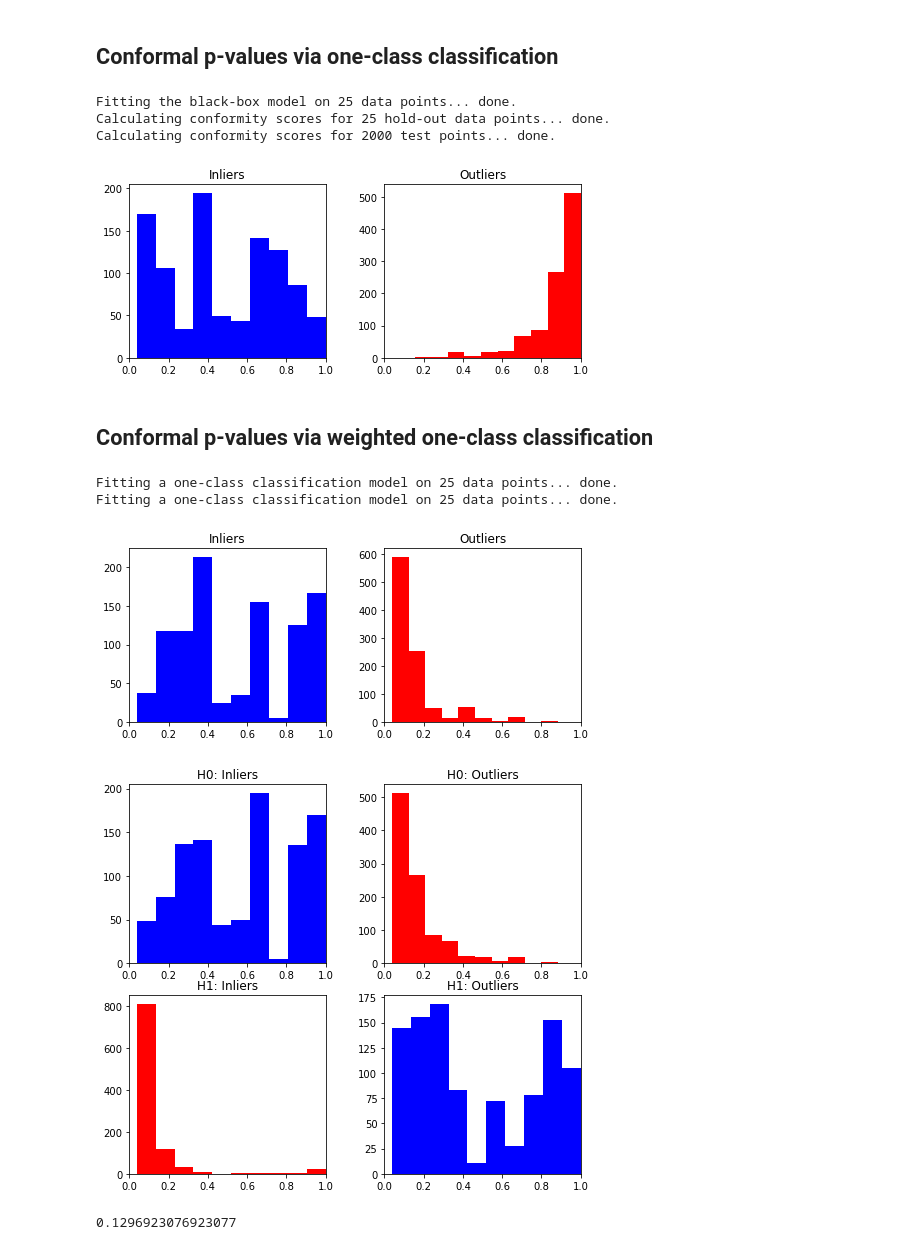
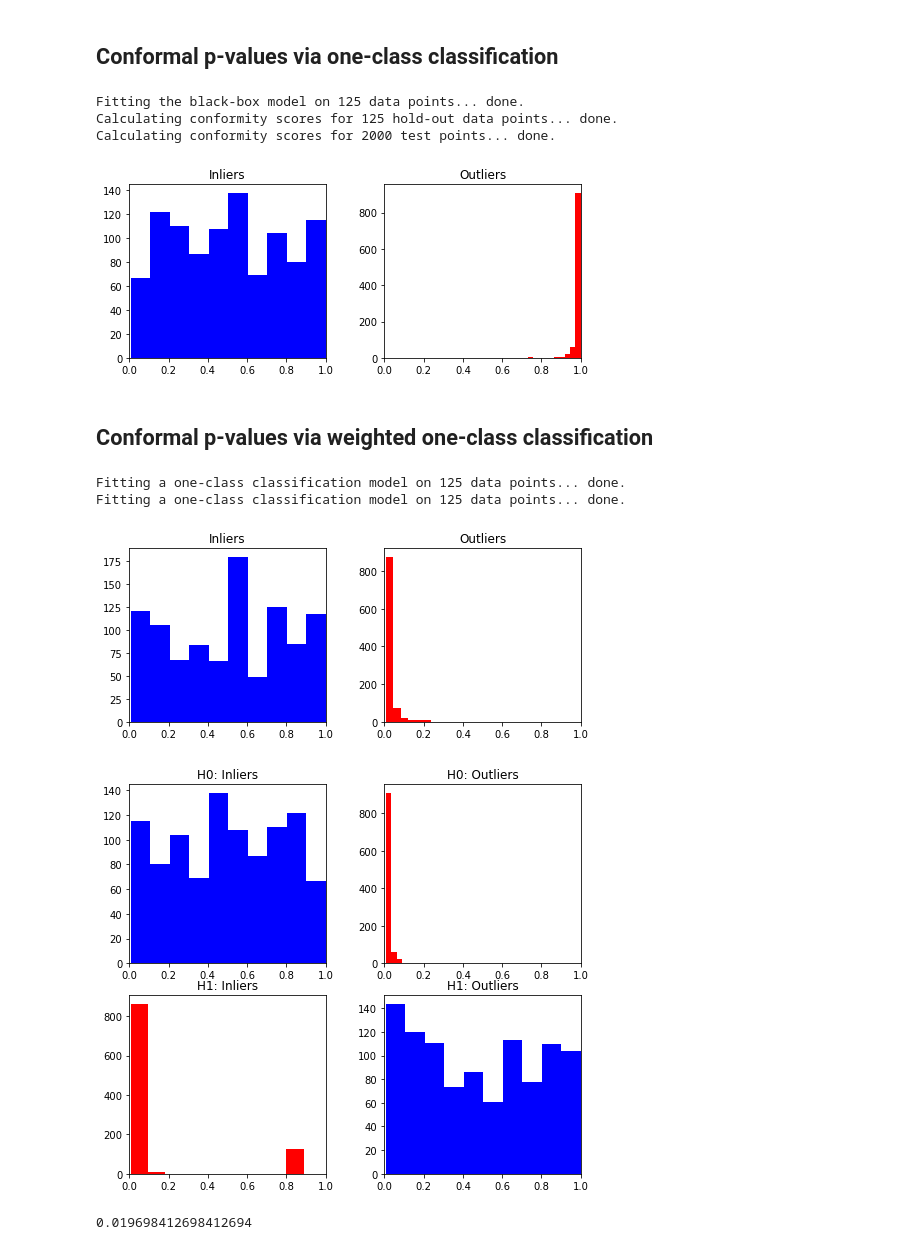
Before and after one commit to ZiyiLiang/weighted_conformal_pvalues, a Jupyter notebook: examples/example-power.ipynb, the cells around one changed output. Cells and saved outputs as stored; diff of their text form; code cells hidden in the pictures.

```diff
--- a/examples/example-power.ipynb
+++ b/examples/example-power.ipynb
@@ -52,10 +52,10 @@ if model_name == "GaussianMixture":
 
 elif model_name == "circles-mix":
     p = 1000        # Number of features
-    a = 0.7        # Signal amplitude
+    a = 0.5        # Signal amplitude
     model = ConcentricCirclesMixture(p, a, random_state=random_state)
     purity = 0.5      # Proportion of inliers
-    n = 100          # Number of observations
+    n = 500          # Number of observations
 
 elif model_name == "circles":
     p = 1000        # Number of features
@@ -126,23 +126,24 @@ axs[0].set_xlim(0,1)
 axs[1].set_xlim(0,1)
 plt.show()
 # %% [output]
-Fitting the black-box model on 25 data points... done.
-Calculating conformity scores for 25 hold-out data points... done.
+Fitting the black-box model on 125 data points... done.
+Calculating conformity scores for 125 hold-out data points... done.
 Calculating conformity scores for 2000 test points... done.
-[figure, old version]
+[figure, new version]
 # %% [markdown]
 ## Conformal p-values via weighted one-class classification
 # %%
 from methods_split import WeightedOneClassConformal
+from sklearn.linear_model import SGDOneClassSVM
 
 # Extract the inliers from the data
 X_in = X[Y==0]
 X_out = X[Y==1]
 
 # Choose a family of one-class classifiers
-bboxes_one_in = [svm.OneClassSVM(kernel='rbf', degree=3)
+bboxes_one_in = [svm.OneClassSVM(kernel='rbf')
                ]
-bboxes_one_out = [svm.OneClassSVM(kernel='rbf', degree=3, gamma=0.001)
+bboxes_one_out = [svm.OneClassSVM(kernel='rbf', gamma=0.001)
                 ]
 
 # Compute the p-values
@@ -155,38 +156,38 @@ fig, axs = plt.subplots(1,2, figsize=(7,3))
 fig.tight_layout()
 plt.subplots_adjust(wspace=0.3)
 axs[0].hist(pvals_woneclass[Y_test==0], color="blue")
 axs[1].hist(pvals_woneclass[Y_test==1], color="red")
 axs[0].title.set_text('Inliers')
 axs[1].title.set_text('Outliers')
 axs[0].set_xlim(0,1)
 axs[1].set_xlim(0,1)
 plt.show()
 
 ## Plot the preliminary p-values
 fig, axs = plt.subplots(2,2, figsize=(7,6))
 fig.tight_layout()
 plt.subplots_adjust(wspace=0.3)
 axs[0,0].hist(pvals_woneclass_0[Y_test==0], color="blue")
 axs[0,1].hist(pvals_woneclass_0[Y_test==1], color="red")
 axs[1,0].hist(pvals_woneclass_1[Y_test==0], color="red")
 axs[1,1].hist(pvals_woneclass_1[Y_test==1], color="blue")
 axs[0,0].title.set_text('H0: Inliers')
 axs[0,1].title.set_text('H0: Outliers')
 axs[1,0].title.set_text('H1: Inliers')
 axs[1,1].title.set_text('H1: Outliers')
 axs[0,0].set_xlim(0,1)
 axs[0,1].set_xlim(0,1)
 axs[1,0].set_xlim(0,1)
 axs[1,1].set_xlim(0,1)
 plt.show()
 
 np.mean(pvals_woneclass[Y_test==1])
 # %% [output]
-Fitting a one-class classification model on 25 data points... done.
-Fitting a one-class classification model on 25 data points... done.
+Fitting a one-class classification model on 125 data points... done.
+Fitting a one-class classification model on 125 data points... done.
-[figure, old version]
+[figure, new version]
-[figure, old version]
+[figure, new version]
-0.1296923076923077
+0.019698412698412694
 # %%
 # Expected value of U1 under Y=0
 E_u1_Y0 = np.mean(pvals_woneclass_1[Y_test==0])
```
Also changed, not shown: parts of 3 cells of this notebook, 4 other files.
